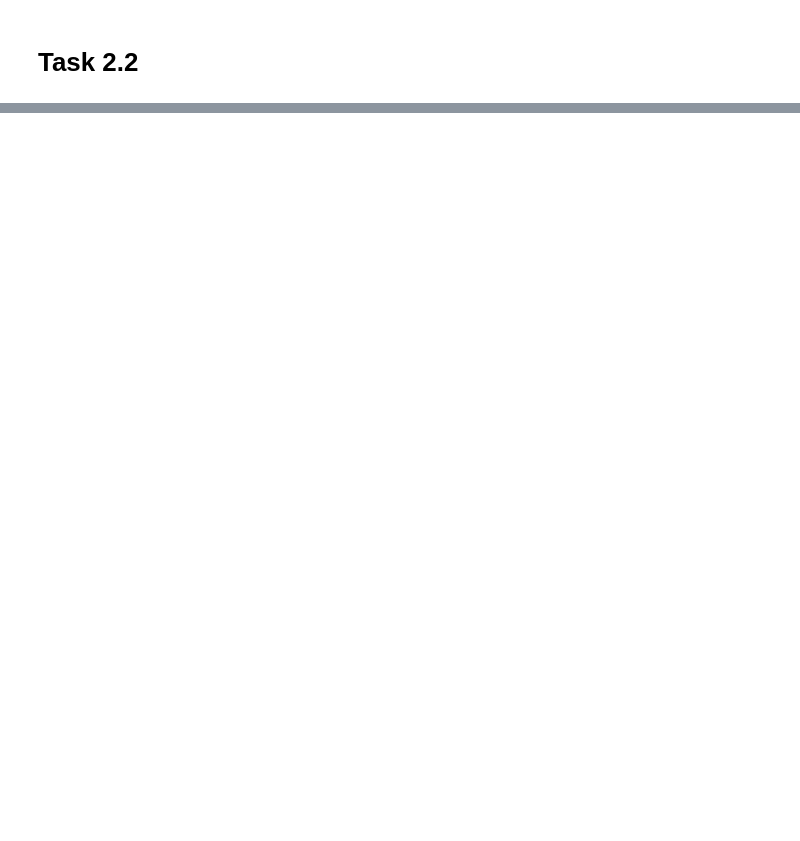
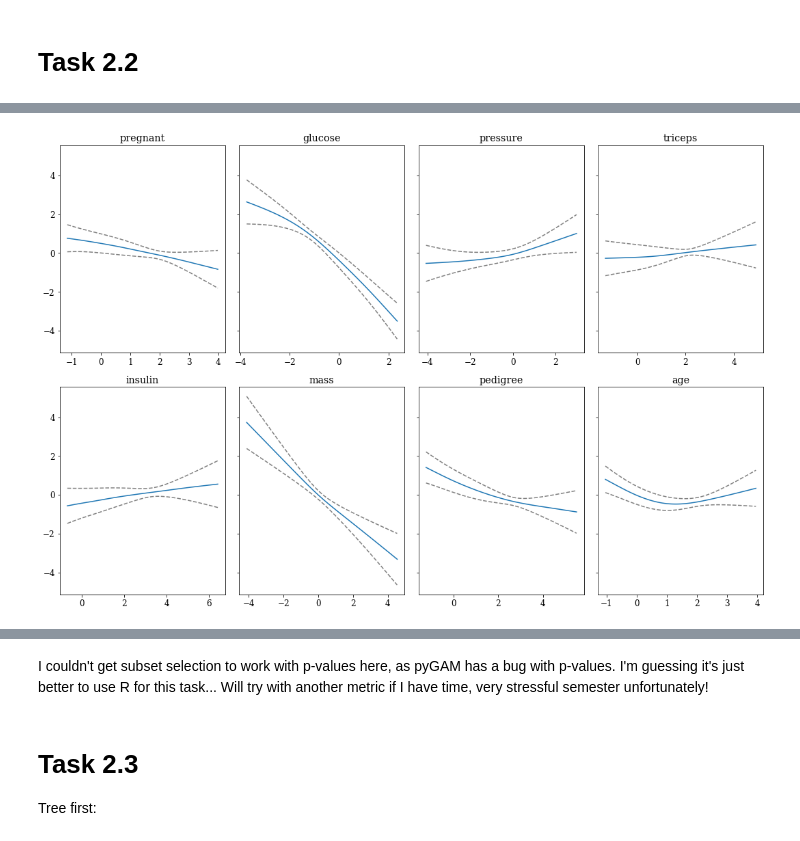
Before and after one commit to bernharl/STK-IN4300-oblig2, a Jupyter notebook: Oblig2 STK-IN Bernhard.ipynb, the cells around one changed output, grey strips where cells are left out. Drawn from its saved outputs; the diff is of its cells as text; code cells hidden in the pictures; blank space fills up the shorter version.

```diff
--- a/Oblig2 STK-IN Bernhard.ipynb
+++ b/Oblig2 STK-IN Bernhard.ipynb
@@ -903,2 +912,24 @@ It seems like 5-fold cross validation is much better than LOO at predicting the
 # %% [markdown]
 # Task 2.2
+# %%
+splines = pygam.s(0)
+
+for i in range(1, len(X_train_2.columns)):
+    splines += pygam.s(i)
+with np.errstate(invalid="ignore", divide="ignore"):
+    gam_test_2 = pygam.LogisticGAM(splines).gridsearch(
+        X_train_2.values, y_train_2.values
+    )
+fig, axes = plt.subplots(2, 4, figsize=[15, 10], sharey=True)
+for i, ax in enumerate(axes.ravel()):
+    XX = gam_test_2.generate_X_grid(i)
+    pdep, confi = gam_test_2.partial_dependence(
+        term=i, X=XX, width=0.95, meshgrid=False
+    )
+    ax.plot(XX[:, i], pdep)
+    ax.plot(XX[:, i], confi[:, 0], c="grey", ls="--")
+    ax.plot(XX[:, i], confi[:, 1], c="grey", ls="--")
+    ax.set_title(X_train_2.columns.values[i])
+fig.tight_layout()
+plt.show()
+# %% [output]
@@ -904,0 +937 @@ It seems like 5-fold cross validation is much better than LOO at predicting the
+[figure, added]
@@ -904,0 +939,5 @@ It seems like 5-fold cross validation is much better than LOO at predicting the
+# %% [markdown]
+I couldn't get subset selection to work with p-values here, as pyGAM has a bug with p-values. I'm guessing it's just better to use R for this task... Will try with another metric if I have time, very stressful semester unfortunately!
+# %% [markdown]
+# Task 2.3
+Tree first:
```
Also changed, not shown: parts of 28 cells of this notebook.
